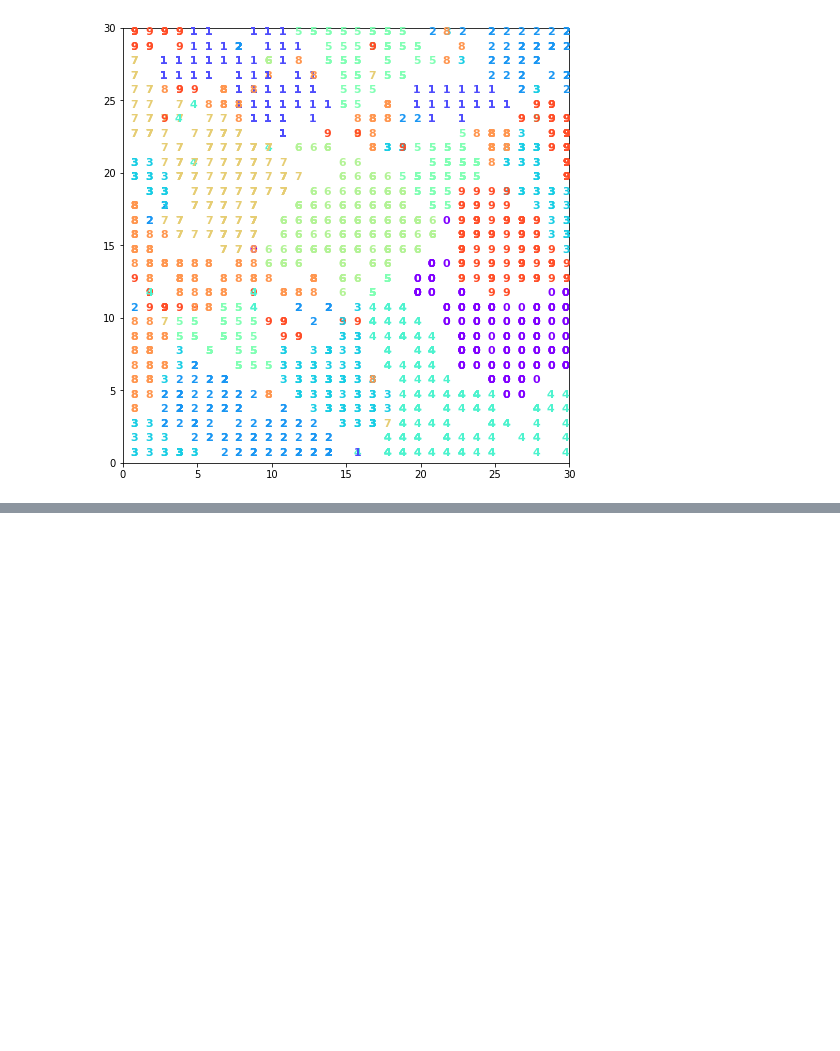
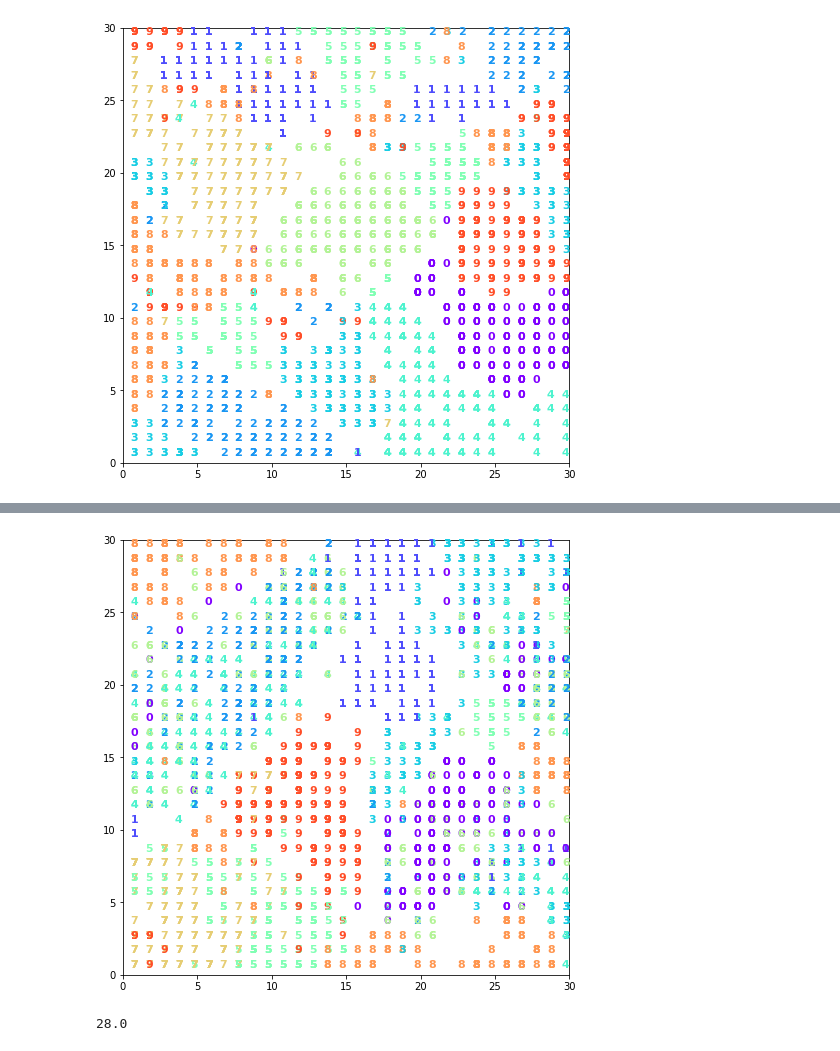
Before and after one commit to moaaztaha/PCA-SOM-ANN, a Jupyter notebook: Untitled.ipynb, the cells around one changed output, grey strips where cells are left out. Drawn from its saved outputs; the diff is of its cells as text; code cells hidden in the pictures; blank space fills up the shorter version.

```diff
--- a/Untitled.ipynb
+++ b/Untitled.ipynb
@@ -57,0 +90,3 @@ plt.show()
+# %%
+fashion_labels = fashion['label'].to_numpy()
+fashion_data = fashion.iloc[:, 1:].to_numpy()
@@ -57,0 +108,19 @@ plt.show()
+# %%
+plt.figure(figsize=(8, 8))
+wmap = {}
+im = 0
+for x, t in zip(fashion_data[: 2000], fashion_labels[:2000]):  # scatterplot
+    w = som.winner(x)
+    wmap[w] = im
+    plt. text(w[0]+.5,  w[1]+.5,  str(t),
+              color=plt.cm.rainbow(t / 10.), fontdict={'weight': 'bold',  'size': 11})
+    im = im + 1
+plt.axis([0, som.get_weights().shape[0], 0,  som.get_weights().shape[1]])
+plt.savefig('som_fashion.png')
+plt.show()
+# %% [output]
+[figure, added]
+# %%
+np.sqrt(784)
+# %% [output]
+28.0
```
Also changed, not shown: parts of 10 cells of this notebook, 4 other files.
